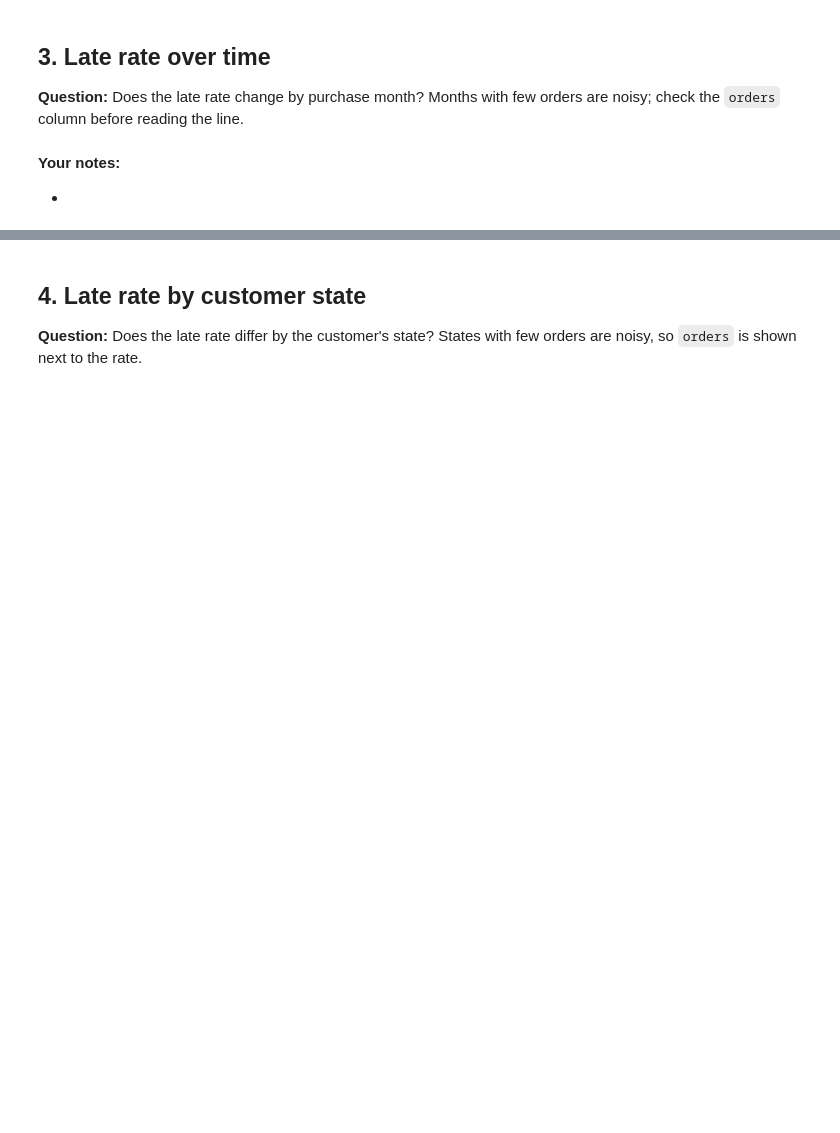
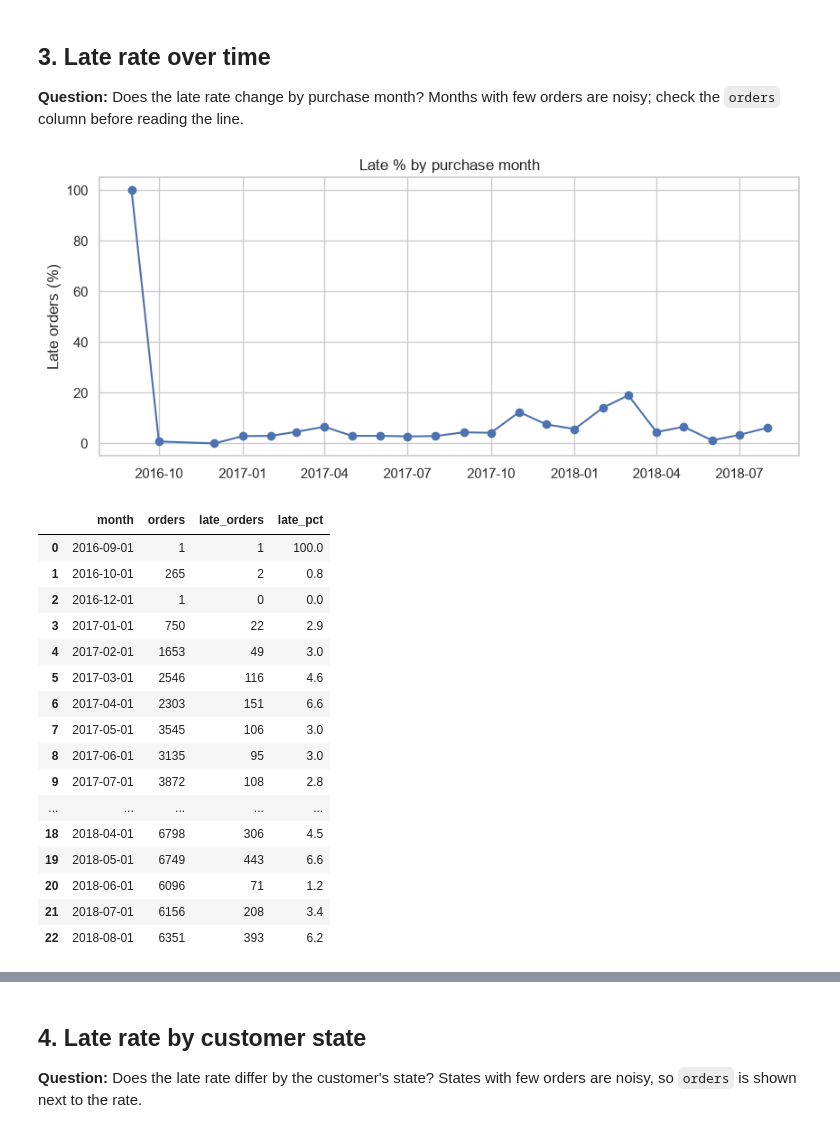
Before and after one commit to SaiMonica10/Olist-Brazilian-E-commerce-project, a Jupyter notebook: notebooks/02_delivery_lateness.ipynb, the cells around one changed output, grey strips where cells are left out. Saved outputs shown, nothing was run; the diff lists cells and outputs as text; code cells hidden in the pictures; blank space fills up the shorter version.

```diff
--- a/notebooks/02_delivery_lateness.ipynb
+++ b/notebooks/02_delivery_lateness.ipynb
@@ -65,19 +105,35 @@ orders are noisy; check the `orders` column before reading the line.
 # %%
 by_month = query("""
     SELECT date_trunc('month', order_purchase_timestamp)::date AS month,
            COUNT(*)                                            AS orders,
-           AVG(is_late::int)                                   AS late_rate
+           COUNT(*) FILTER (WHERE is_late)                     AS late_orders,
+           ROUND(100 * AVG(is_late::int), 1)                   AS late_pct
     FROM order_delivery
     WHERE is_delivered
     GROUP BY 1
     ORDER BY 1
 """)
 
-ax = by_month.plot(x="month", y="late_rate", marker="o", legend=False, figsize=(10, 4))
-ax.set(title="Late rate by purchase month", xlabel="", ylabel="Late rate")
+ax = by_month.plot(x="month", y="late_pct", marker="o", legend=False, figsize=(10, 4))
+ax.set(title="Late % by purchase month", xlabel="", ylabel="Late orders (%)")
 plt.show()
 by_month
+# %% [output]
+[figure, added]
+|  | month | orders | late_orders | late_pct |
+| 0 | 2016-09-01 | 1 | 1 | 100.0 |
+| 1 | 2016-10-01 | 265 | 2 | 0.8 |
+| 2 | 2016-12-01 | 1 | 0 | 0.0 |
+| 3 | 2017-01-01 | 750 | 22 | 2.9 |
+| 4 | 2017-02-01 | 1653 | 49 | 3.0 |
+| 5 | 2017-03-01 | 2546 | 116 | 4.6 |
+| 6 | 2017-04-01 | 2303 | 151 | 6.6 |
+| 7 | 2017-05-01 | 3545 | 106 | 3.0 |
+| 8 | 2017-06-01 | 3135 | 95 | 3.0 |
+| 9 | 2017-07-01 | 3872 | 108 | 2.8 |
+| ... | ... | ... | ... | ... |
+| 18 | 2018-04-01 | 6798 | 306 | 4.5 |
+| 19 | 2018-05-01 | 6749 | 443 | 6.6 |
+| 20 | 2018-06-01 | 6096 | 71 | 1.2 |
+| 21 | 2018-07-01 | 6156 | 208 | 3.4 |
+| 22 | 2018-08-01 | 6351 | 393 | 6.2 |
-# %% [markdown]
-**Your notes:**
-
--
```
Also changed, not shown: parts of 13 cells of this notebook, 1 other file.
